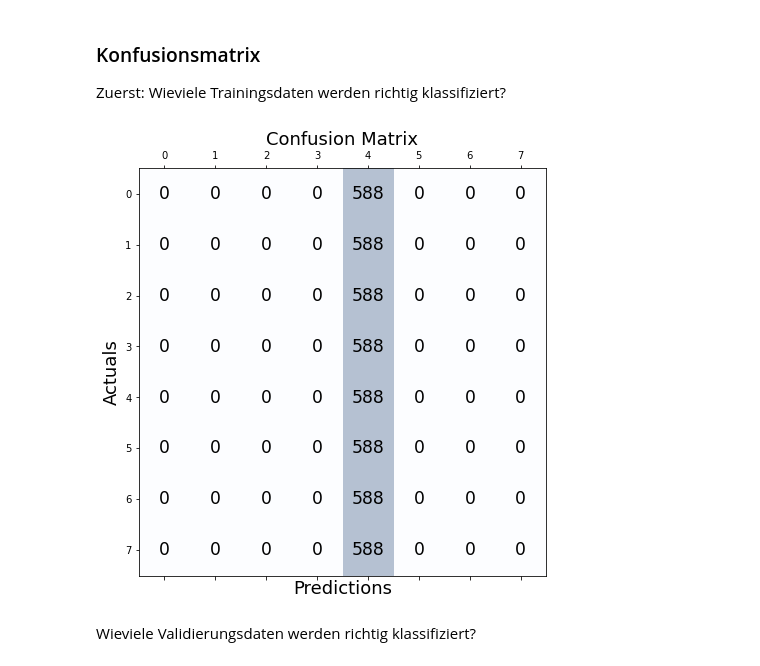
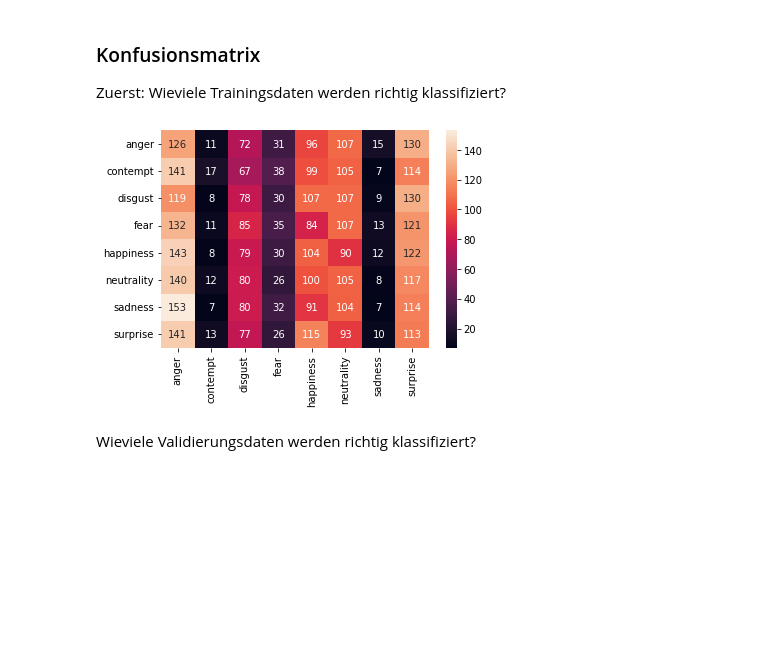
Before and after one commit to MoraiT01/DomainShift, a Jupyter notebook: DomainShift/FaceRecog_clean.ipynb, the cells around one changed output. Saved outputs shown, nothing was run; the diff lists cells and outputs as text; code cells hidden in the pictures; blank space fills up the shorter version.

Commit message:
Graphical Output for Confusion Matrix changed

```diff
--- a/DomainShift/FaceRecog_clean.ipynb
+++ b/DomainShift/FaceRecog_clean.ipynb
@@ -690,7 +657,8 @@ data_val.image_dict
 # %%
 my_model, bce_train, bce_test = train(my_model, train_loader, val_loader, optimizer, criterium)
 # %%
-path_to_valiModel = path_folder + "/Validierungsmodel"
+#path_to_valiModel = path_folder + "/Validierungsmodel"
+path_to_valiModel = path_folder + "/Validierungsmodel_2"
 device = torch.device('cuda') if torch.cuda.is_available() else torch.device('cpu')
 # %%
 # torch.save(my_model.state_dict(), path_to_valiModel)
@@ -737,28 +707,21 @@ def get_Predictionvector_GTruthvector(data_set, model):
     return pred, truth
 # %%
 train_pred, train_truth = get_Predictionvector_GTruthvector(data_train, valiModel)
-# %%
-from sklearn.metrics import confusion_matrix
-
-
-# Calculate the confusion matrix
-#
-conf_matrix = confusion_matrix(y_true=train_truth, y_pred=train_pred)
-#
-# Print the confusion matrix using Matplotlib
-#
-fig, ax = plt.subplots(figsize=(7.5, 7.5))
-ax.matshow(conf_matrix, cmap=plt.cm.Blues, alpha=0.3)
-for i in range(conf_matrix.shape[0]):
-    for j in range(conf_matrix.shape[1]):
-        ax.text(x=j, y=i,s=conf_matrix[i, j], va='center', ha='center', size='xx-large')
-
-plt.xlabel('Predictions', fontsize=18)
-plt.ylabel('Actuals', fontsize=18)
-plt.title('Confusion Matrix', fontsize=18)
-plt.show()
-# %% [output]
-[figure, removed]
+# %%
+from sklearn.metrics import confusion_matrix
+import seaborn as sb
+import pandas as pd
+
+matrix=confusion_matrix(train_truth, train_pred)
+df=pd.DataFrame(matrix)
+sb.heatmap(matrix, annot=True, fmt="d",
+    xticklabels=["anger","contempt","disgust","fear","happiness","neutrality","sadness","surprise"],
+    yticklabels=["anger","contempt","disgust","fear","happiness","neutrality","sadness","surprise"])
+plt.show()
+# y-axis: actual ones
+# x-axis: pred ones
+# %% [output]
+[figure, added]
 # %% [markdown]
 Wieviele Validierungsdaten werden richtig klassifiziert?
 # %%
```
Also changed, not shown: parts of 6 cells of this notebook, 7 other files.
